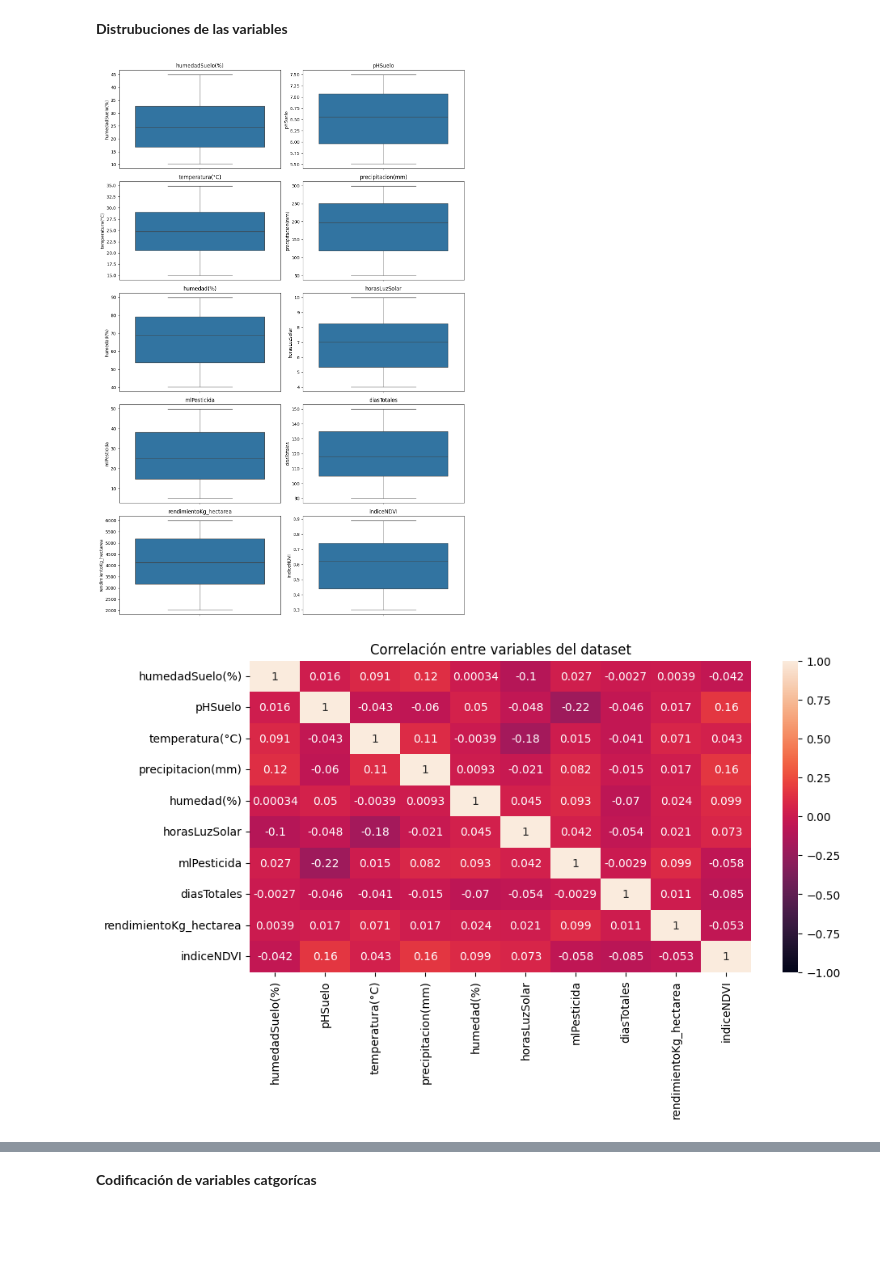
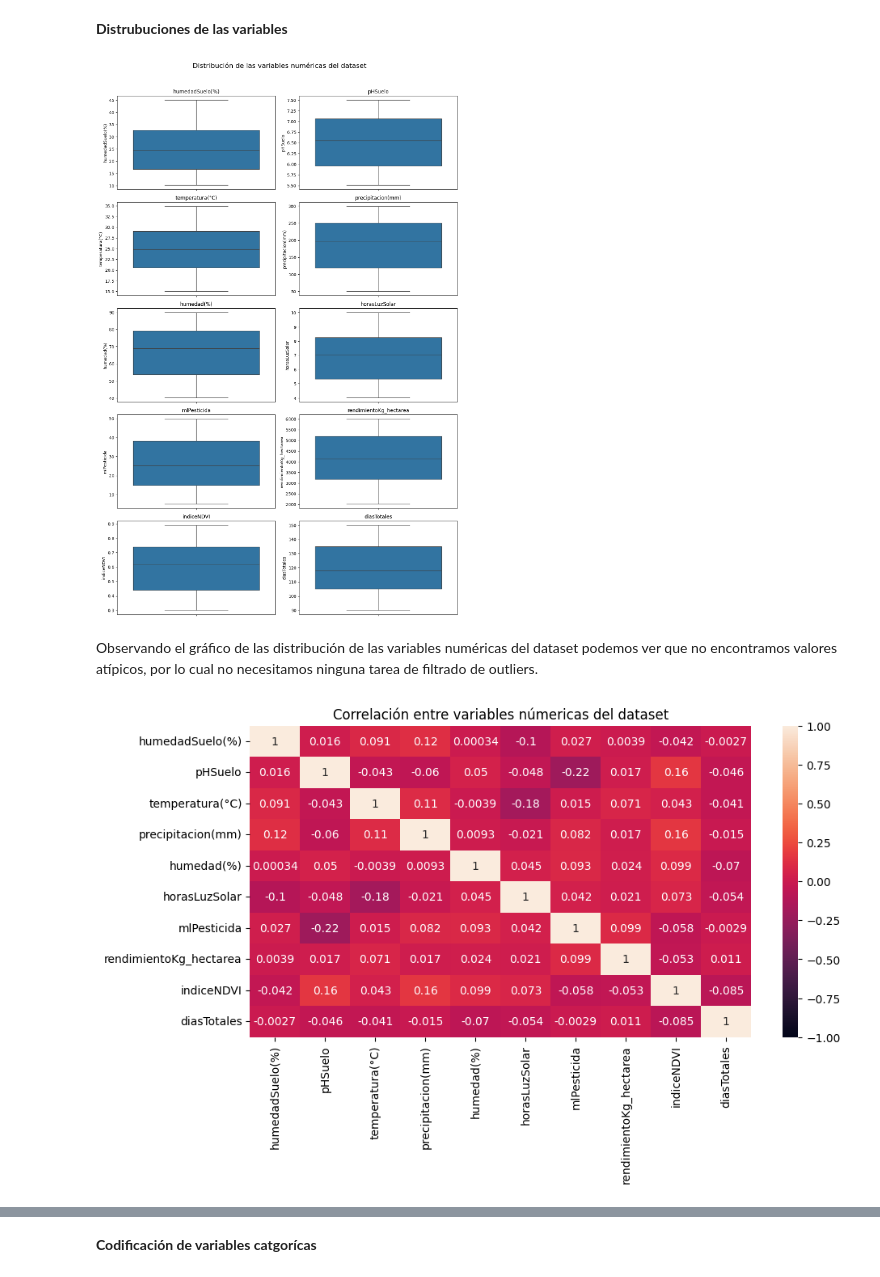
Before and after one commit to juanachies/TP1_Mineria, a Jupyter notebook: tp.ipynb, the cells around one changed output, grey strips where cells are left out. Saved outputs shown, nothing was run; the diff lists cells and outputs as text; code cells hidden in the pictures; blank space fills up the shorter version.

```diff
--- a/tp.ipynb
+++ b/tp.ipynb
@@ -127,33 +127,34 @@ df
 **Distrubuciones de las variables**
 # %%
 #Selección de columnas númericas
-cols = ['humedadSuelo(%)', 'pHSuelo', 'temperatura(°C)','precipitacion(mm)', 'humedad(%)', 'horasLuzSolar',
-'mlPesticida', 'diasTotales', 'rendimientoKg_hectarea', 'indiceNDVI']
+columnas_numericas = ['humedadSuelo(%)', 'pHSuelo', 'temperatura(°C)','precipitacion(mm)', 'humedad(%)', 'horasLuzSolar',
+'mlPesticida', 'rendimientoKg_hectarea', 'indiceNDVI', 'diasTotales']
 # %%
 # Definimos el layout → 5 filas x 2 columnas = 10 subplots
 fig, axes = plt.subplots(nrows=5, ncols=2, figsize=(12, 18))
 
 # Aplanamos la grilla de ejes
 axes = axes.flatten()
 
 # Iteramos
-for i, col in enumerate(cols):
+for i, col in enumerate(columnas_numericas):
     sns.boxplot(y=df[col], ax=axes[i])
     axes[i].set_title(col)
 
+
 # Ajustamos diseño
+fig.suptitle('Distribución de las variables numéricas del dataset', fontsize=16, y=1.02)
 plt.tight_layout()
 plt.show()
 # %% [output]
-[figure, old version]
+[figure, new version]
+# %% [markdown]
+Observando el gráfico de las distribución de las variables numéricas del dataset podemos ver que no encontramos valores atípicos, por lo cual no necesitamos ninguna tarea
+de filtrado de outliers.
 # %%
-#Selección de columnas númericas
-columnas_numericas = ['humedadSuelo(%)', 'pHSuelo', 'temperatura(°C)','precipitacion(mm)', 'humedad(%)', 'horasLuzSolar',
-'mlPesticida', 'rendimientoKg_hectarea', 'indiceNDVI']
-
 plt.figure(figsize=(10,5))
-sns.heatmap(df[cols].corr(), vmin=-1, vmax=1, annot=True)
-plt.title('Correlación entre variables del dataset')
+sns.heatmap(df[columnas_numericas].corr(), vmin=-1, vmax=1, annot=True)
+plt.title('Correlación entre variables númericas del dataset')
 plt.show()
 # %% [output]
-[figure, old version]
+[figure, new version]
```
Also changed, not shown: parts of 41 cells of this notebook.
